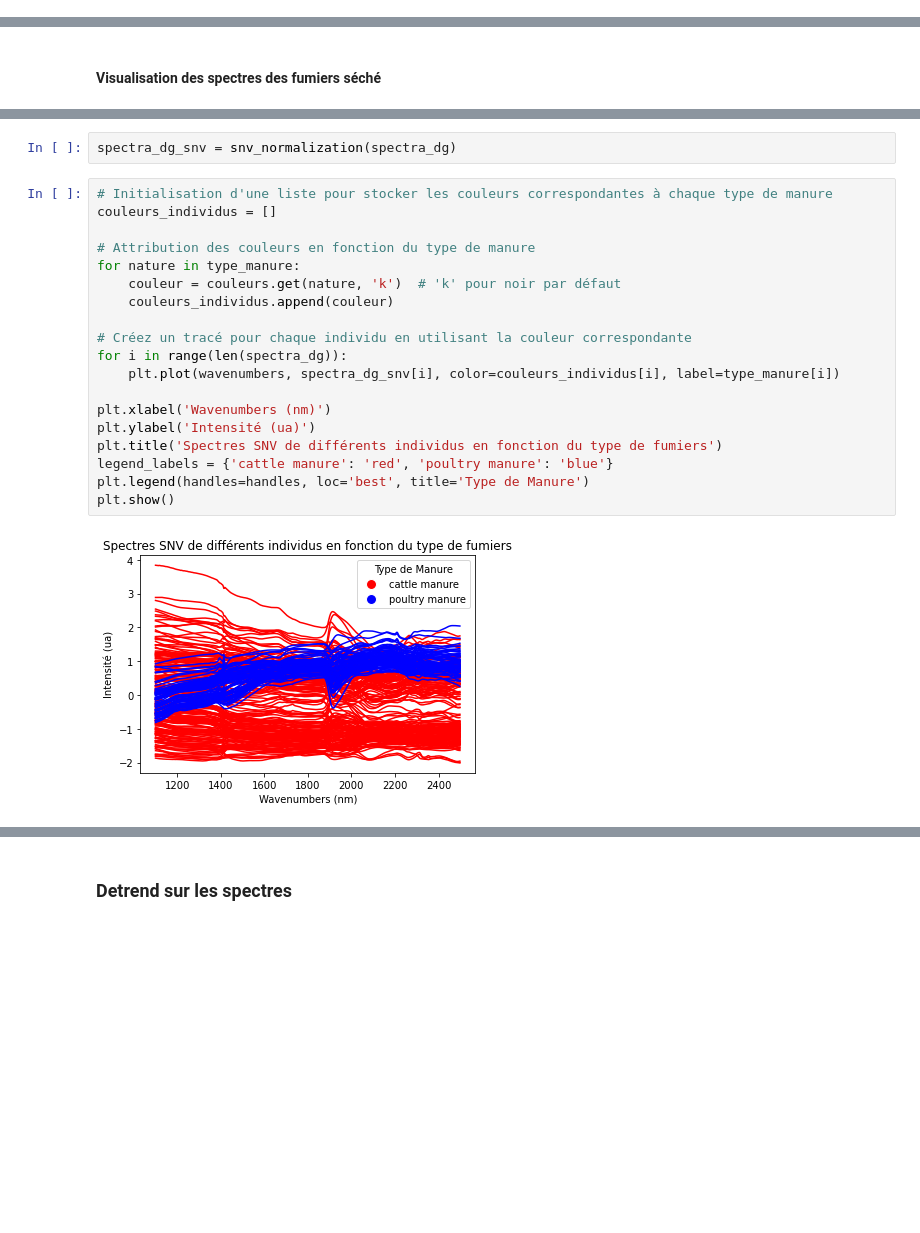
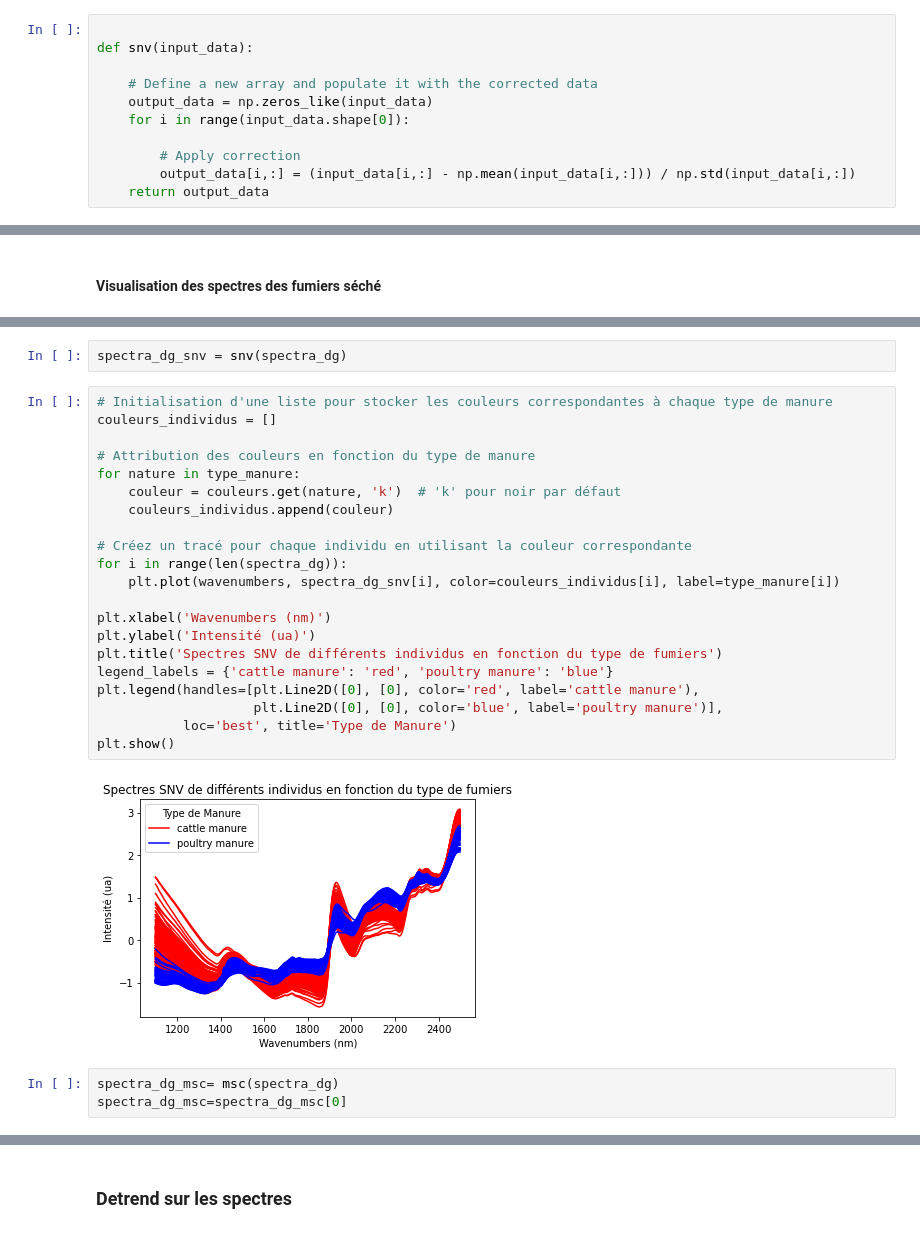
Before and after one commit to BigDwelcome/NIR-spectra_of_manure, a Jupyter notebook: Analyse exploratoire.ipynb, the cells around one changed output, grey strips where cells are left out. Cells and saved outputs as stored; diff of their text form; blank space fills up the shorter version.

```diff
--- a/Analyse exploratoire.ipynb
+++ b/Analyse exploratoire.ipynb
@@ -55,0 +30,11 @@ def snv_normalization(spectres):
+# %%
+
+def snv(input_data):
+
+    # Define a new array and populate it with the corrected data
+    output_data = np.zeros_like(input_data)
+    for i in range(input_data.shape[0]):
+
+        # Apply correction
+        output_data[i,:] = (input_data[i,:] - np.mean(input_data[i,:])) / np.std(input_data[i,:])
+    return output_data
@@ -432,23 +444,28 @@ plt.show()
 # %%
-spectra_dg_snv = snv_normalization(spectra_dg)
+spectra_dg_snv = snv(spectra_dg)
 # %%
 # Initialisation d'une liste pour stocker les couleurs correspondantes à chaque type de manure
 couleurs_individus = []
 
 # Attribution des couleurs en fonction du type de manure
 for nature in type_manure:
     couleur = couleurs.get(nature, 'k')  # 'k' pour noir par défaut
     couleurs_individus.append(couleur)
 
 # Créez un tracé pour chaque individu en utilisant la couleur correspondante
 for i in range(len(spectra_dg)):
     plt.plot(wavenumbers, spectra_dg_snv[i], color=couleurs_individus[i], label=type_manure[i])
 
 plt.xlabel('Wavenumbers (nm)')
 plt.ylabel('Intensité (ua)')
 plt.title('Spectres SNV de différents individus en fonction du type de fumiers')
 legend_labels = {'cattle manure': 'red', 'poultry manure': 'blue'}
-plt.legend(handles=handles, loc='best', title='Type de Manure')
+plt.legend(handles=[plt.Line2D([0], [0], color='red', label='cattle manure'),
+                    plt.Line2D([0], [0], color='blue', label='poultry manure')],
+           loc='best', title='Type de Manure')
 plt.show()
 # %% [output]
-[figure, old version]
+[figure, new version]
+# %%
+spectra_dg_msc= msc(spectra_dg)
+spectra_dg_msc=spectra_dg_msc[0]
```
Also changed, not shown: parts of 22 cells of this notebook.
